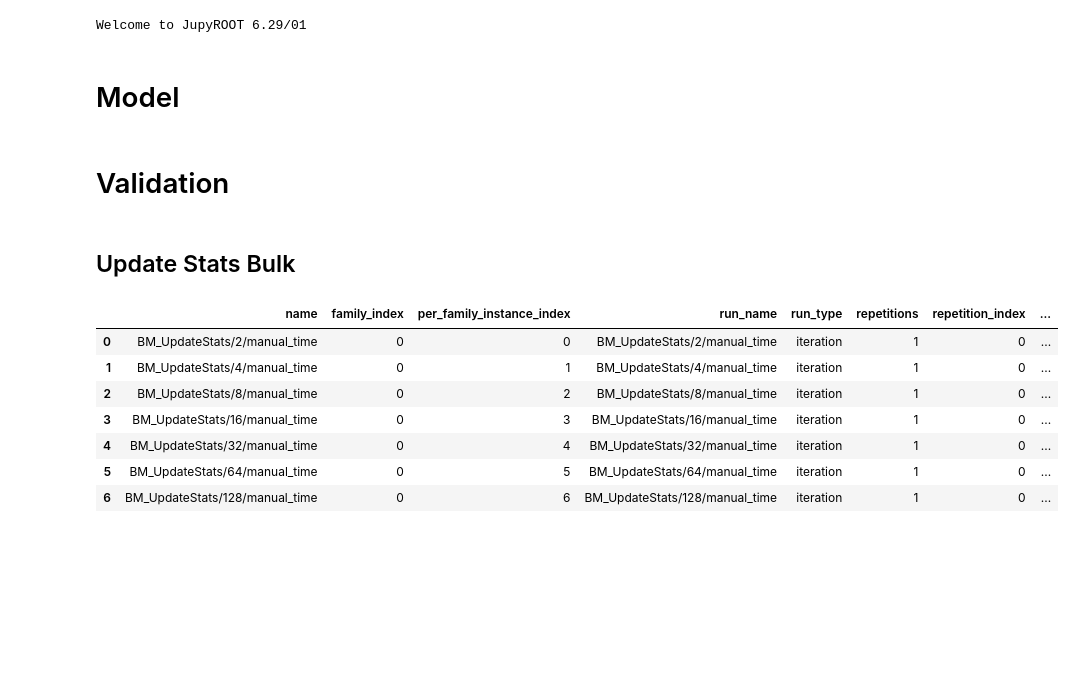
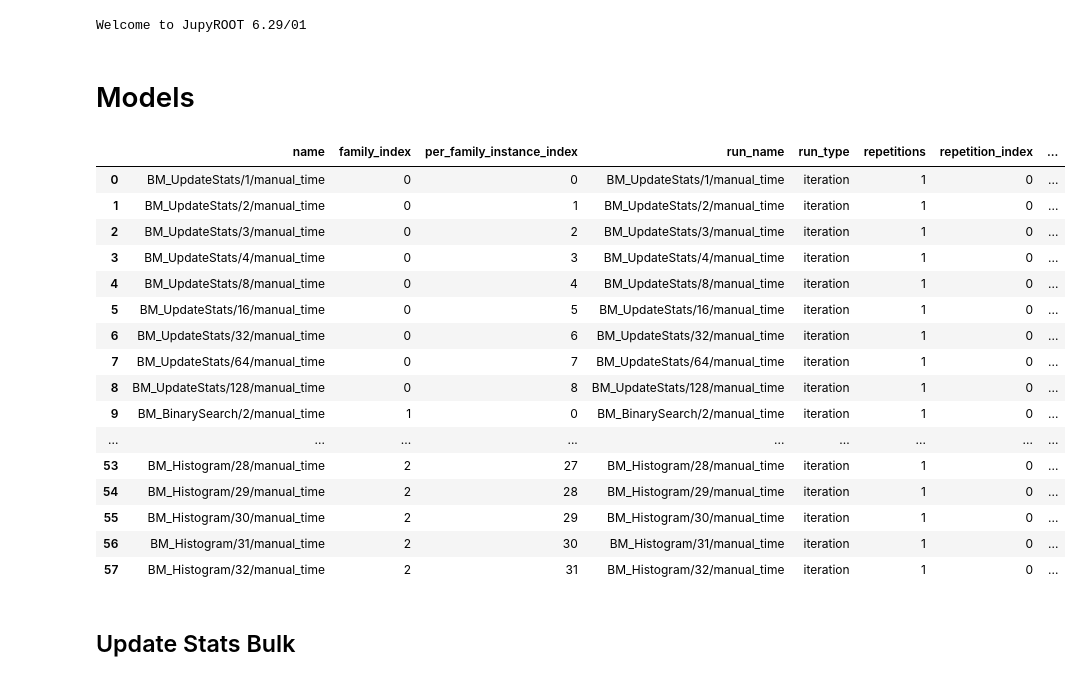
Before and after one commit to jolly-chen/msc-project, a Jupyter notebook: cpu-sequential/validation.ipynb, the cells around one changed output. Drawn from its saved outputs; the diff is of its cells as text; code cells hidden in the pictures; blank space fills up the shorter version.

```diff
--- a/cpu-sequential/validation.ipynb
+++ b/cpu-sequential/validation.ipynb
@@ -8,5 +8,5 @@ ROOT.gROOT.ProcessLine( "gErrorIgnoreLevel = kError;");
 # %% [output]
 Welcome to JupyROOT 6.29/01
 # %% [markdown]
-# Model
+# Models
 # %%
@@ -31,21 +22,28 @@ def model1_2_usb(x, p):
-# %% [markdown]
-# Validation
-# %% [markdown]
-## Update Stats Bulk
 # %%
 filename = "results.json"
 with open(filename, "r") as f:
     jdata = json.load(f)
-
-usb_df = pd.DataFrame.from_dict(jdata["benchmarks"]).astype({"real_time" : float})
-usb_df["dim"] = usb_df["name"].apply(lambda s: float(s.split("/")[1]))
-usb_df
+df = pd.DataFrame.from_dict(jdata["benchmarks"]).astype({"real_time" : float})
+df["param"] = df["name"].apply(lambda s: float(s.split("/")[1]))
+df["func_name"] = df["name"].apply(lambda s: s.split("/")[0][3:])
+df
 # %% [output]
 |  | name | family_index | per_family_instance_index | run_name | run_type | repetitions | repetition_index | ... |
-| 0 | BM_UpdateStats/2/manual_time | 0 | 0 | BM_UpdateStats/2/manual_time | iteration | 1 | 0 | ... |
-| 1 | BM_UpdateStats/4/manual_time | 0 | 1 | BM_UpdateStats/4/manual_time | iteration | 1 | 0 | ... |
-| 2 | BM_UpdateStats/8/manual_time | 0 | 2 | BM_UpdateStats/8/manual_time | iteration | 1 | 0 | ... |
-| 3 | BM_UpdateStats/16/manual_time | 0 | 3 | BM_UpdateStats/16/manual_time | iteration | 1 | 0 | ... |
-| 4 | BM_UpdateStats/32/manual_time | 0 | 4 | BM_UpdateStats/32/manual_time | iteration | 1 | 0 | ... |
-| 5 | BM_UpdateStats/64/manual_time | 0 | 5 | BM_UpdateStats/64/manual_time | iteration | 1 | 0 | ... |
-| 6 | BM_UpdateStats/128/manual_time | 0 | 6 | BM_UpdateStats/128/manual_time | iteration | 1 | 0 | ... |
+| 0 | BM_UpdateStats/1/manual_time | 0 | 0 | BM_UpdateStats/1/manual_time | iteration | 1 | 0 | ... |
+| 1 | BM_UpdateStats/2/manual_time | 0 | 1 | BM_UpdateStats/2/manual_time | iteration | 1 | 0 | ... |
+| 2 | BM_UpdateStats/3/manual_time | 0 | 2 | BM_UpdateStats/3/manual_time | iteration | 1 | 0 | ... |
+| 3 | BM_UpdateStats/4/manual_time | 0 | 3 | BM_UpdateStats/4/manual_time | iteration | 1 | 0 | ... |
+| 4 | BM_UpdateStats/8/manual_time | 0 | 4 | BM_UpdateStats/8/manual_time | iteration | 1 | 0 | ... |
+| 5 | BM_UpdateStats/16/manual_time | 0 | 5 | BM_UpdateStats/16/manual_time | iteration | 1 | 0 | ... |
+| 6 | BM_UpdateStats/32/manual_time | 0 | 6 | BM_UpdateStats/32/manual_time | iteration | 1 | 0 | ... |
+| 7 | BM_UpdateStats/64/manual_time | 0 | 7 | BM_UpdateStats/64/manual_time | iteration | 1 | 0 | ... |
+| 8 | BM_UpdateStats/128/manual_time | 0 | 8 | BM_UpdateStats/128/manual_time | iteration | 1 | 0 | ... |
+| 9 | BM_BinarySearch/2/manual_time | 1 | 0 | BM_BinarySearch/2/manual_time | iteration | 1 | 0 | ... |
+| ... | ... | ... | ... | ... | ... | ... | ... | ... |
+| 53 | BM_Histogram/28/manual_time | 2 | 27 | BM_Histogram/28/manual_time | iteration | 1 | 0 | ... |
+| 54 | BM_Histogram/29/manual_time | 2 | 28 | BM_Histogram/29/manual_time | iteration | 1 | 0 | ... |
+| 55 | BM_Histogram/30/manual_time | 2 | 29 | BM_Histogram/30/manual_time | iteration | 1 | 0 | ... |
+| 56 | BM_Histogram/31/manual_time | 2 | 30 | BM_Histogram/31/manual_time | iteration | 1 | 0 | ... |
+| 57 | BM_Histogram/32/manual_time | 2 | 31 | BM_Histogram/32/manual_time | iteration | 1 | 0 | ... |
+# %% [markdown]
+## Update Stats Bulk
```
Also changed, not shown: parts of 9 cells of this notebook, 5 other files.
